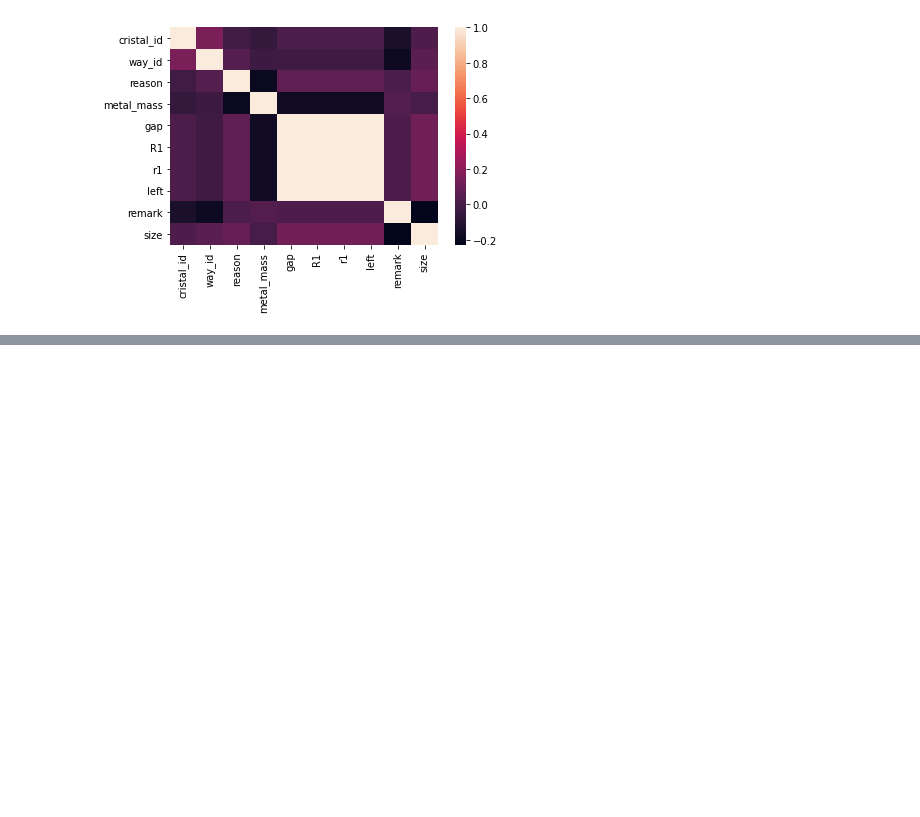
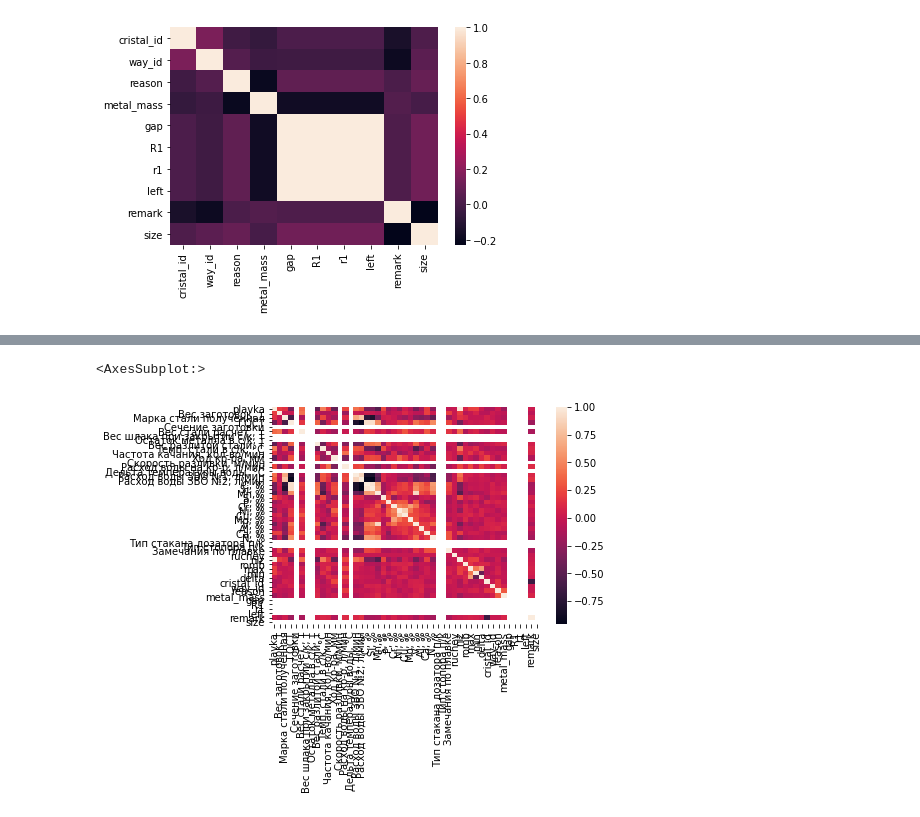
Before and after one commit to Chelovek760/DigitalMetal, a Jupyter notebook: main.ipynb, the cells around one changed output, grey strips where cells are left out. Saved outputs shown, nothing was run; the diff lists cells and outputs as text; code cells hidden in the pictures; blank space fills up the shorter version.

```diff
--- a/main.ipynb
+++ b/main.ipynb
@@ -143,0 +159,2 @@ geomframe=geomframe[0:8]
+# %%
+full_2=pd.merge(full,caseframe, on='data_income')
@@ -143,0 +181,8 @@ geomframe=geomframe[0:8]
+# %%
+corr = full_2.corr()
+sns.heatmap(corr,
+            xticklabels=corr.columns.values,
+            yticklabels=corr.columns.values)
+# %% [output]
+<AxesSubplot:>
+[figure, added]
```
Also changed, not shown: parts of 8 cells of this notebook, 1 other file.
